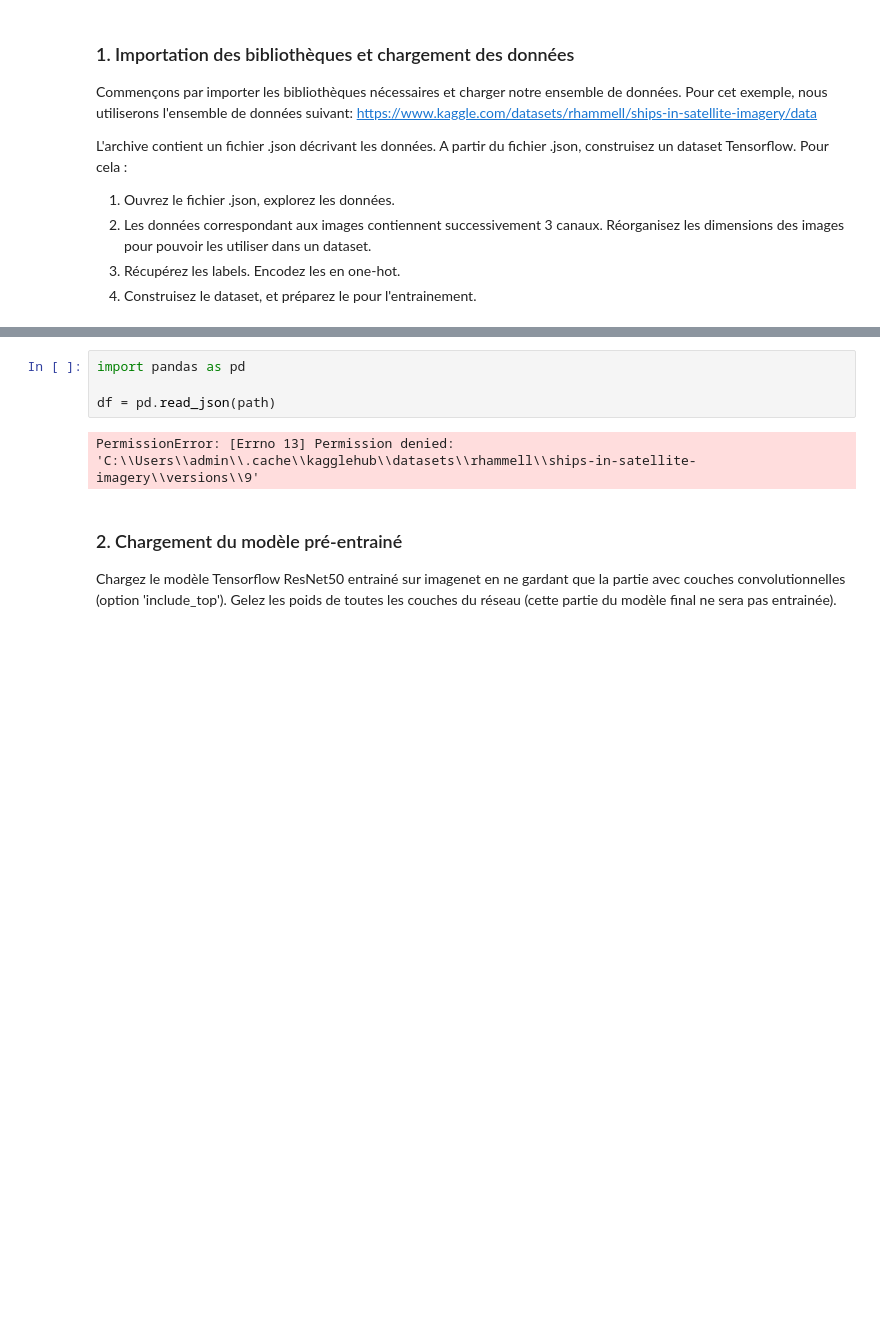
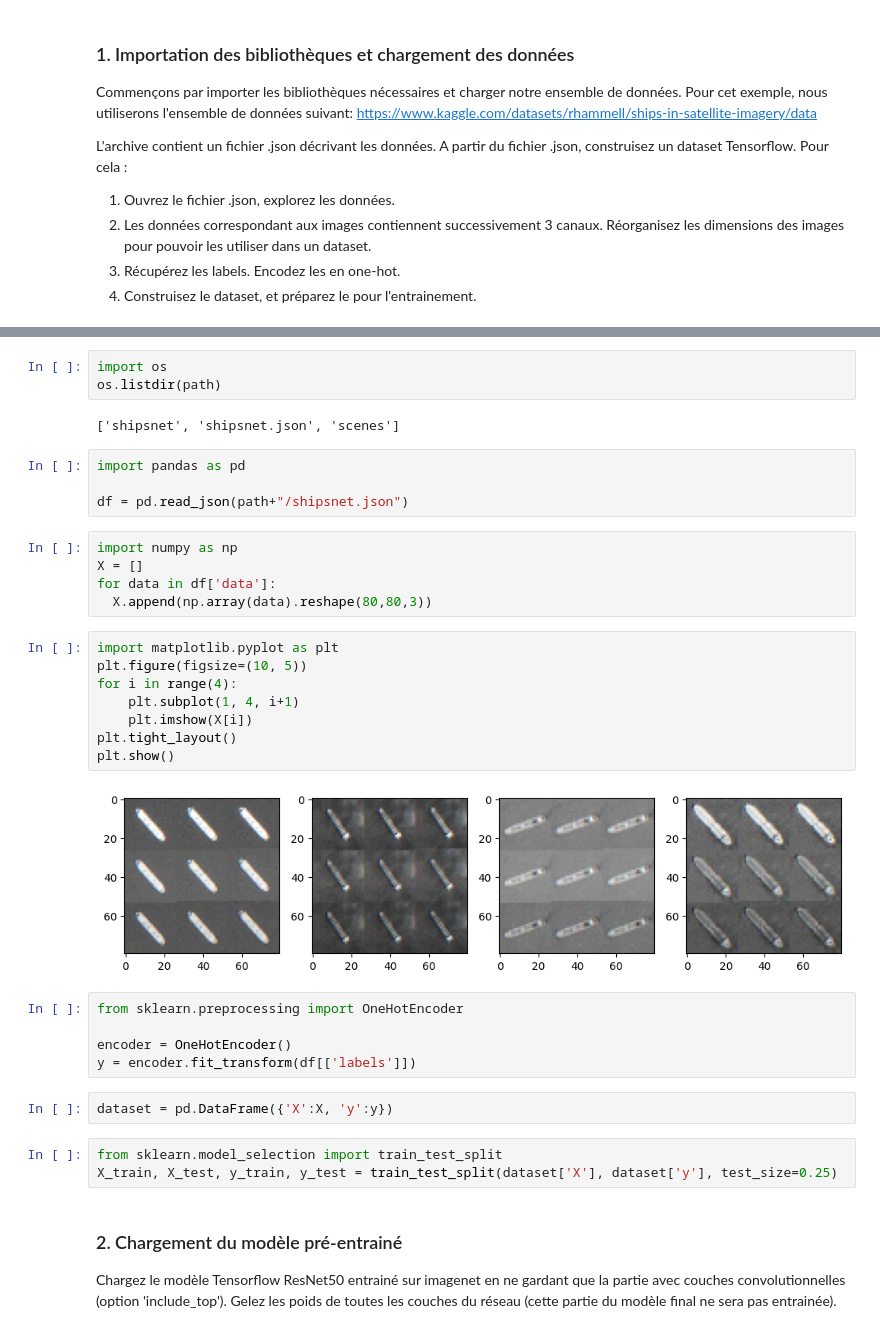
Before and after one commit to Angel0503/DeepLearning, a Jupyter notebook: TransferLearning/TP5_transfert_learning.ipynb, the cells around one changed output, grey strips where cells are left out. Cells and saved outputs as stored; diff of their text form; blank space fills up the shorter version.

```diff
--- a/TransferLearning/TP5_transfert_learning.ipynb
+++ b/TransferLearning/TP5_transfert_learning.ipynb
@@ -36,9 +37,37 @@ Path to dataset files: C:\Users\admin\.cache\kagglehub\datasets\rhammell\ships-i
+# %%
+import os
+os.listdir(path)
+# %% [output]
+['shipsnet', 'shipsnet.json', 'scenes']
 # %%
 import pandas as pd
 
-df = pd.read_json(path)
+df = pd.read_json(path+"/shipsnet.json")
-# %% [output]
-PermissionError: [Errno 13] Permission denied: 'C:\\Users\\admin\\.cache\\kagglehub\\datasets\\rhammell\\ships-in-satellite-imagery\\versions\\9'
+# %%
+import numpy as np
+X = []
+for data in df['data']:
+  X.append(np.array(data).reshape(80,80,3))
+# %%
+import matplotlib.pyplot as plt
+plt.figure(figsize=(10, 5))
+for i in range(4):
+    plt.subplot(1, 4, i+1)
+    plt.imshow(X[i])
+plt.tight_layout()
+plt.show()
+# %% [output]
+[figure, added]
+# %%
+from sklearn.preprocessing import OneHotEncoder
+
+encoder = OneHotEncoder()
+y = encoder.fit_transform(df[['labels']])
+# %%
+dataset = pd.DataFrame({'X':X, 'y':y})
+# %%
+from sklearn.model_selection import train_test_split
+X_train, X_test, y_train, y_test = train_test_split(dataset['X'], dataset['y'], test_size=0.25)
 # %% [markdown]
 ### 2. Chargement du modèle pré-entrainé
 
```
Also changed, not shown: parts of 6 cells of this notebook.
